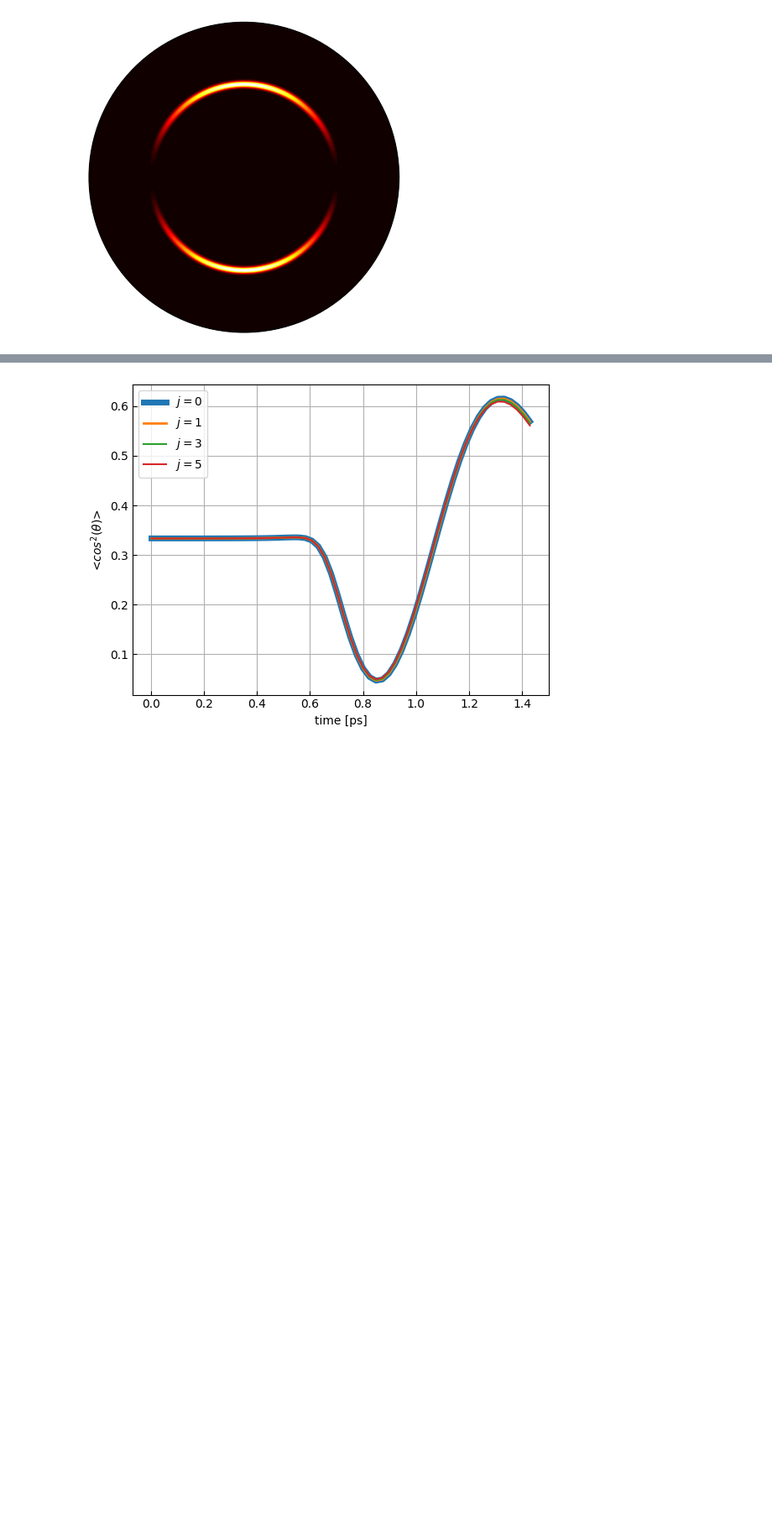
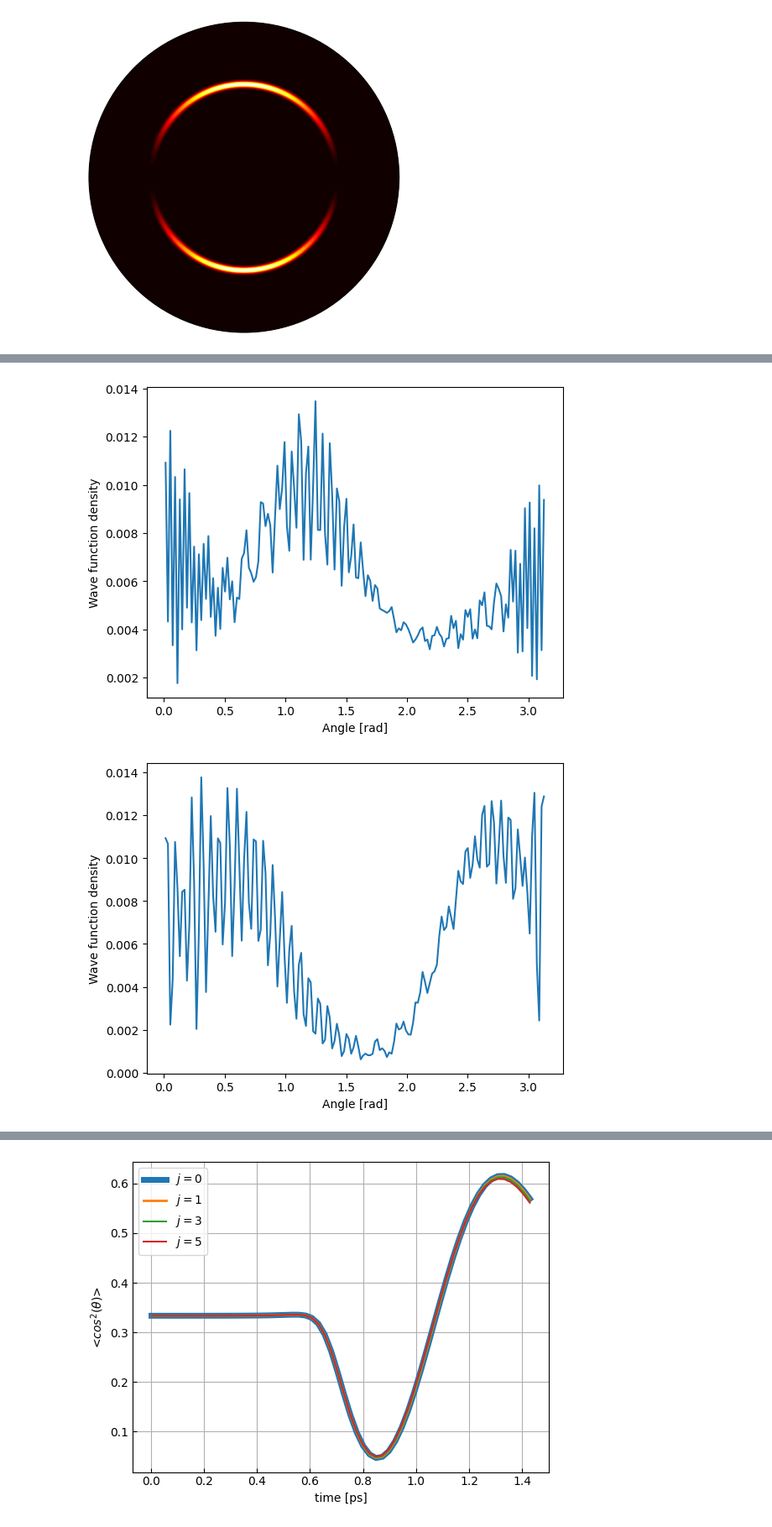
Before and after one commit to Wleter/NeOcs, a Jupyter notebook: analysis/animations.ipynb, the cells around one changed output, grey strips where cells are left out. Shown at 84% size. Drawn from its saved outputs; the diff is of its cells as text; code cells hidden in the pictures; blank space fills up the shorter version.

```diff
--- a/analysis/animations.ipynb
+++ b/analysis/animations.ipynb
@@ -69,0 +70,12 @@ anim.save(f'{save_path}/standard_1_1_angular_animation.gif', writer="pillow", fp
+# %%
+anim = polar_animation("standard_0_0")
+anim.save(f'{save_path}/standard_0_0_polar_animation.gif', writer="pillow", fps=30)
+
+anim = polar_animation("standard_1_0")
+anim.save(f'{save_path}/standard_1_0_polar_animation.gif', writer="pillow", fps=30)
+
+anim = polar_animation("standard_1_1")
+anim.save(f'{save_path}/standard_1_1_polar_animation.gif', writer="pillow", fps=30)
+# %% [output]
+[figure, added]
+[figure, added]
```
Also changed, not shown: parts of 2 cells of this notebook, 19 other files.
